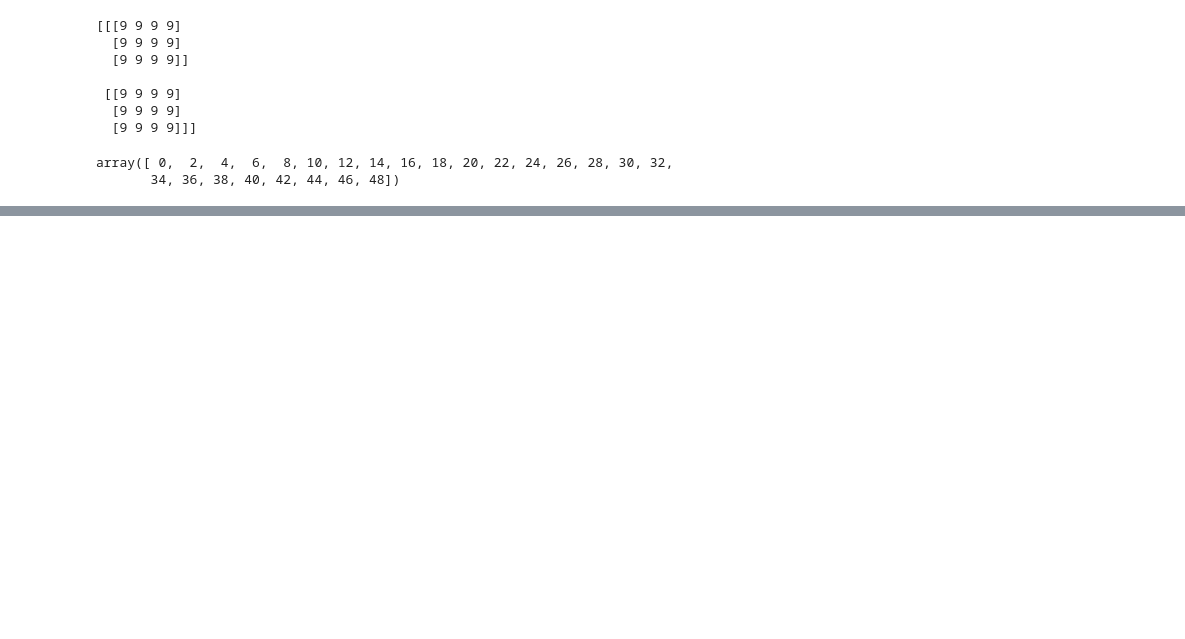
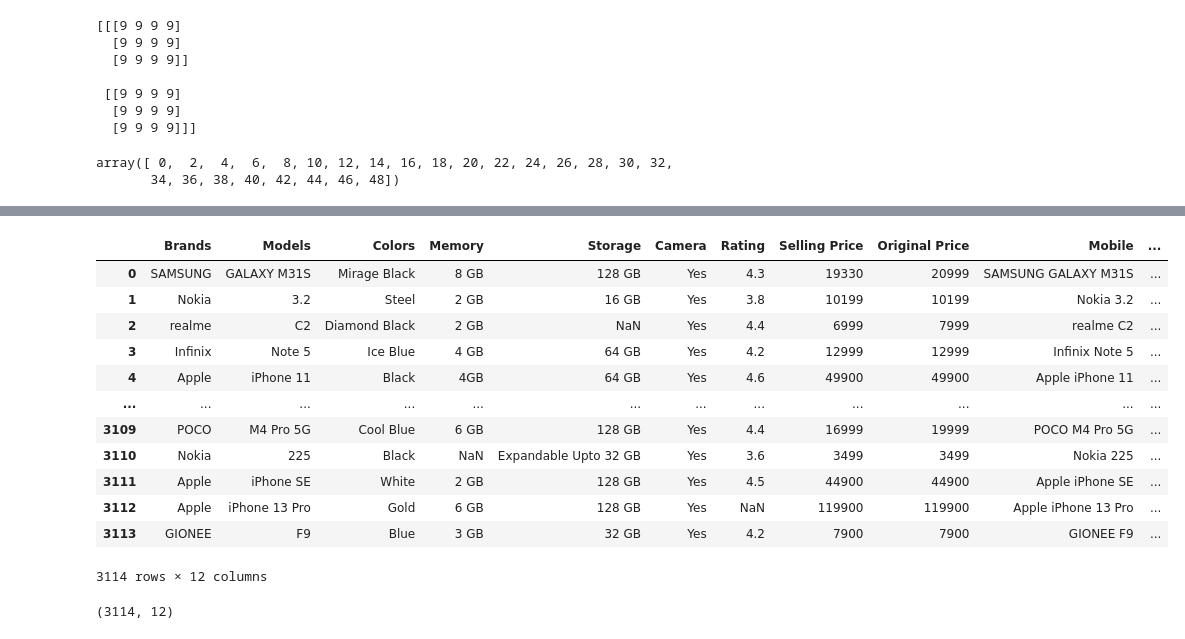
Before and after one commit to Mwitwari/PYDATA, a Jupyter notebook: NUMPY/main.ipynb, the cells around one changed output, grey strips where cells are left out. Saved outputs shown, nothing was run; the diff lists cells and outputs as text; code cells hidden in the pictures; blank space fills up the shorter version.

```diff
--- a/NUMPY/main.ipynb
+++ b/NUMPY/main.ipynb
@@ -83,0 +390,25 @@ array([67, 85, 33, 61, 64, 88, 56, 71, 44, 67, 79, 37, 78, 90, 61, 72, 99,
+# %%
+# csv, tsv, excel files, data from urls
+
+import pandas as pd
+
+df=pd.read_csv(r"C:\Users\Administrator\Downloads\Sales.csv")
+df
+# %% [output]
+|  | Brands | Models | Colors | Memory | Storage | Camera | Rating | Selling Price | Original Price | Mobile | ... |
+| 0 | SAMSUNG | GALAXY M31S | Mirage Black | 8 GB | 128 GB | Yes | 4.3 | 19330 | 20999 | SAMSUNG GALAXY M31S | ... |
+| 1 | Nokia | 3.2 | Steel | 2 GB | 16 GB | Yes | 3.8 | 10199 | 10199 | Nokia 3.2 | ... |
+| 2 | realme | C2 | Diamond Black | 2 GB | NaN | Yes | 4.4 | 6999 | 7999 | realme C2 | ... |
+| 3 | Infinix | Note 5 | Ice Blue | 4 GB | 64 GB | Yes | 4.2 | 12999 | 12999 | Infinix Note 5 | ... |
+| 4 | Apple | iPhone 11 | Black | 4GB | 64 GB | Yes | 4.6 | 49900 | 49900 | Apple iPhone 11 | ... |
+| ... | ... | ... | ... | ... | ... | ... | ... | ... | ... | ... | ... |
+| 3109 | POCO | M4 Pro 5G | Cool Blue | 6 GB | 128 GB | Yes | 4.4 | 16999 | 19999 | POCO M4 Pro 5G | ... |
+| 3110 | Nokia | 225 | Black | NaN | Expandable Upto 32 GB | Yes | 3.6 | 3499 | 3499 | Nokia 225 | ... |
+| 3111 | Apple | iPhone SE | White | 2 GB | 128 GB | Yes | 4.5 | 44900 | 44900 | Apple iPhone SE | ... |
+| 3112 | Apple | iPhone 13 Pro | Gold | 6 GB | 128 GB | Yes | NaN | 119900 | 119900 | Apple iPhone 13 Pro | ... |
+| 3113 | GIONEE | F9 | Blue | 3 GB | 32 GB | Yes | 4.2 | 7900 | 7900 | GIONEE F9 | ... |
+3114 rows × 12 columns
+# %%
+df.shape
+# %% [output]
+(3114, 12)
```
Also changed, not shown: parts of 56 cells of this notebook, 1 other file.
